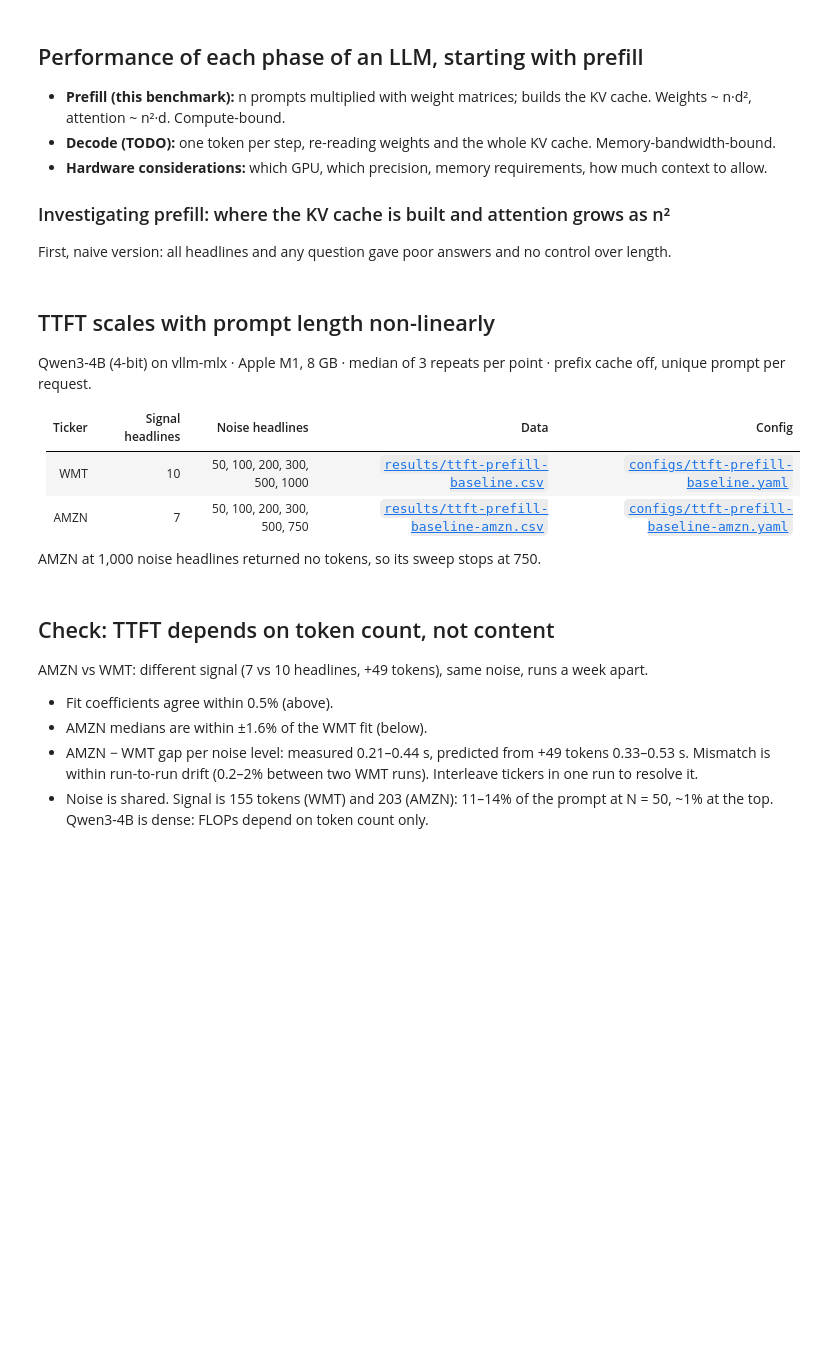
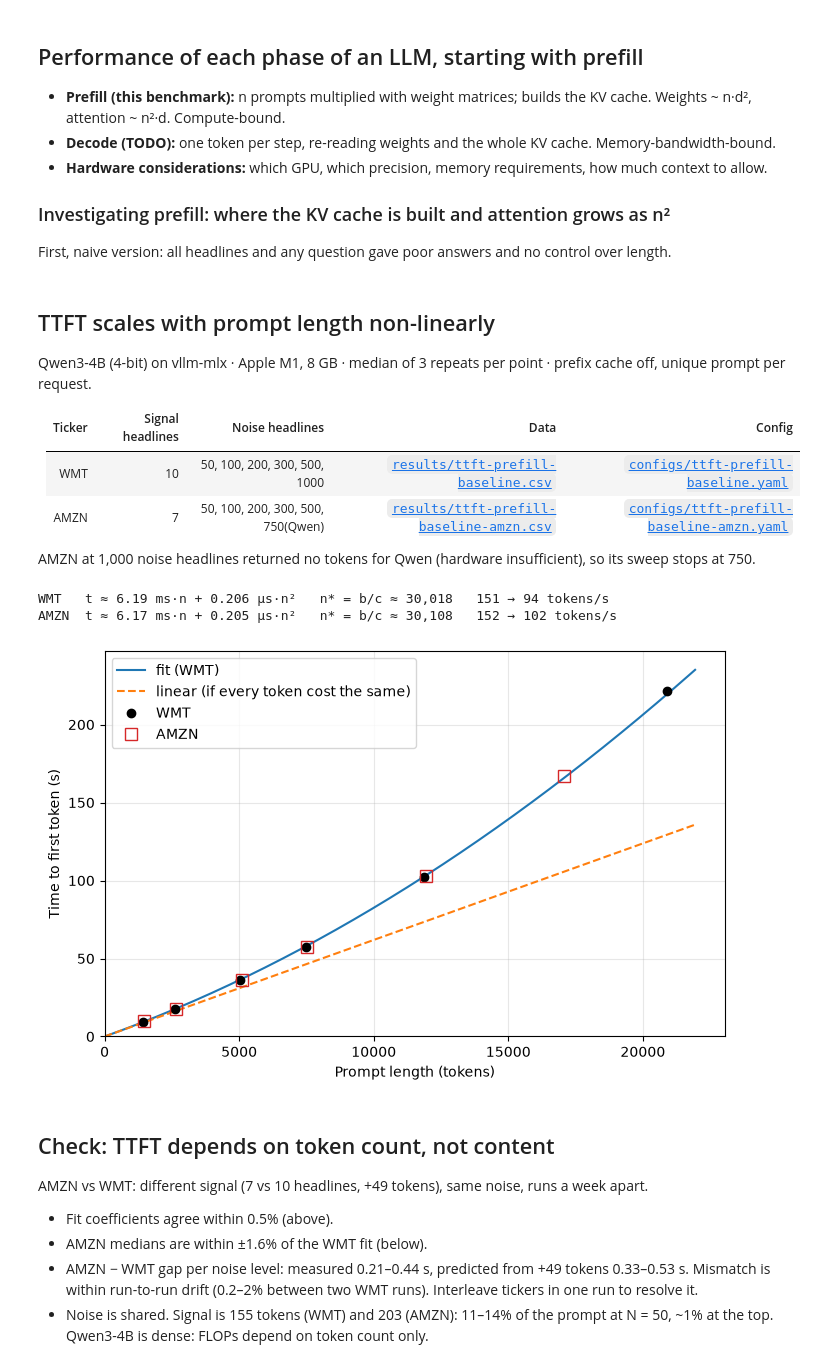
Before and after one commit to scalezen/vllm-market-agent, a Jupyter notebook: benchmarks/prefill_ttft.ipynb, the cells around one changed output. Drawn from its saved outputs; the diff is of its cells as text; code cells hidden in the pictures; blank space fills up the shorter version.

```diff
--- a/benchmarks/prefill_ttft.ipynb
+++ b/benchmarks/prefill_ttft.ipynb
@@ -45,43 +45,47 @@ Qwen3-4B (4-bit) on vllm-mlx · Apple M1, 8 GB · median of 3 repeats per point
 | Ticker | Signal headlines | Noise headlines | Data | Config |
 |---|---|---|---|---|
 | WMT | 10 | 50, 100, 200, 300, 500, 1000 | [`results/ttft-prefill-baseline.csv`](results/ttft-prefill-baseline.csv) | [`configs/ttft-prefill-baseline.yaml`](configs/ttft-prefill-baseline.yaml) |
-| AMZN | 7 | 50, 100, 200, 300, 500, 750 | [`results/ttft-prefill-baseline-amzn.csv`](results/ttft-prefill-baseline-amzn.csv) | [`configs/ttft-prefill-baseline-amzn.yaml`](configs/ttft-prefill-baseline-amzn.yaml) |
+| AMZN | 7 | 50, 100, 200, 300, 500, 750(Qwen) | [`results/ttft-prefill-baseline-amzn.csv`](results/ttft-prefill-baseline-amzn.csv) | [`configs/ttft-prefill-baseline-amzn.yaml`](configs/ttft-prefill-baseline-amzn.yaml) |
 
-AMZN at 1,000 noise headlines returned no tokens, so its sweep stops at 750.
+AMZN at 1,000 noise headlines returned no tokens for Qwen (hardware insufficient), so its sweep stops at 750.
 # %%
 import matplotlib.pyplot as plt
 import numpy as np
 import pandas as pd
 
 RUNS = {"WMT": "results/ttft-prefill-baseline.csv", "AMZN": "results/ttft-prefill-baseline-amzn.csv"}
 
 
 def medians(path):
     df = pd.read_csv(path).dropna(subset=["ttft_s"])
     return df[df.ok].groupby("noise_headlines")[["prompt_tokens", "ttft_s"]].median()
 
 
 def fit(m):
     n, t = m.prompt_tokens.to_numpy(), m.ttft_s.to_numpy()
     return np.linalg.lstsq(np.c_[n, n**2] / t[:, None], np.ones_like(t), rcond=None)[0]
 
 
 meds = {k: medians(p) for k, p in RUNS.items()}
 fits = {k: fit(m) for k, m in meds.items()}
 for k, (b, c) in fits.items():
     n, t = meds[k].prompt_tokens, meds[k].ttft_s
     print(f"{k:4}  t ≈ {b * 1e3:.2f} ms·n + {c * 1e6:.3f} µs·n²   n* = b/c ≈ {b / c:,.0f}   {n.iloc[0] / t.iloc[0]:.0f} → {n.iloc[-1] / t.iloc[-1]:.0f} tokens/s")
 
 b, c = fits["WMT"]
 x = np.linspace(0, 1.05 * meds["WMT"].prompt_tokens.max(), 200)
 fig, ax = plt.subplots(figsize=(8, 5))
 ax.plot(x, b * x + c * x**2, label="fit (WMT)")
-ax.plot(x, b * x, "--", label="if every token cost the same")
-ax.plot(meds["WMT"].prompt_tokens, meds["WMT"].ttft_s, "ko", label="WMT, median of 3")
-ax.plot(meds["AMZN"].prompt_tokens, meds["AMZN"].ttft_s, "s", mfc="none", mec="C3", ms=9, label="AMZN, median of 3")
+ax.plot(x, b * x, "--", label="linear (if every token cost the same)")
+ax.plot(meds["WMT"].prompt_tokens, meds["WMT"].ttft_s, "ko", label="WMT")
+ax.plot(meds["AMZN"].prompt_tokens, meds["AMZN"].ttft_s, "s", mfc="none", mec="C3", ms=9, label="AMZN")
 ax.set(xlabel="Prompt length (tokens)", ylabel="Time to first token (s)", xlim=(0, None), ylim=(0, None))
 ax.grid(alpha=0.3)
 ax.legend();
+# %% [output]
+WMT   t ≈ 6.19 ms·n + 0.206 µs·n²   n* = b/c ≈ 30,018   151 → 94 tokens/s
+AMZN  t ≈ 6.17 ms·n + 0.205 µs·n²   n* = b/c ≈ 30,108   152 → 102 tokens/s
+[figure, added]
 # %% [markdown]
 ## Check: TTFT depends on token count, not content
 
```
Also changed, not shown: parts of 6 cells of this notebook.
